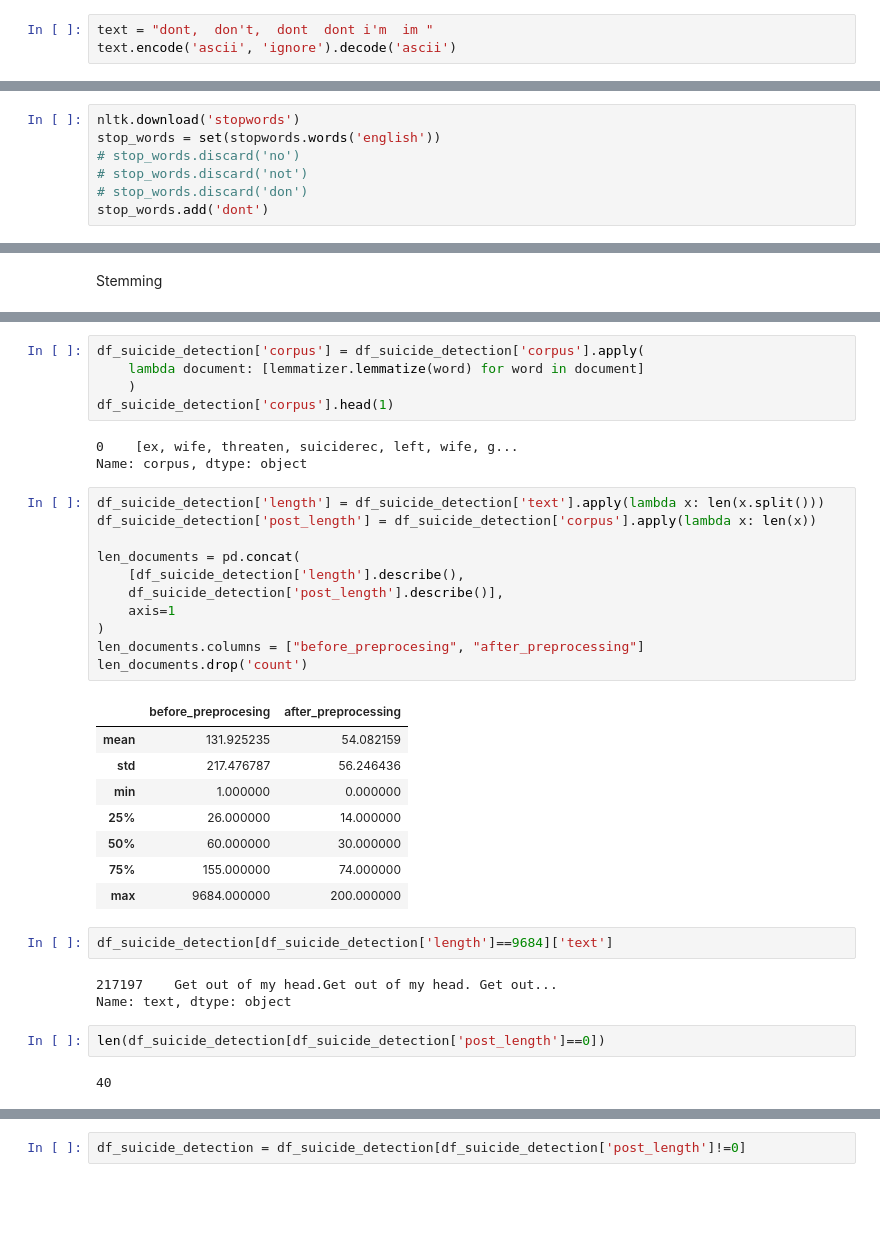
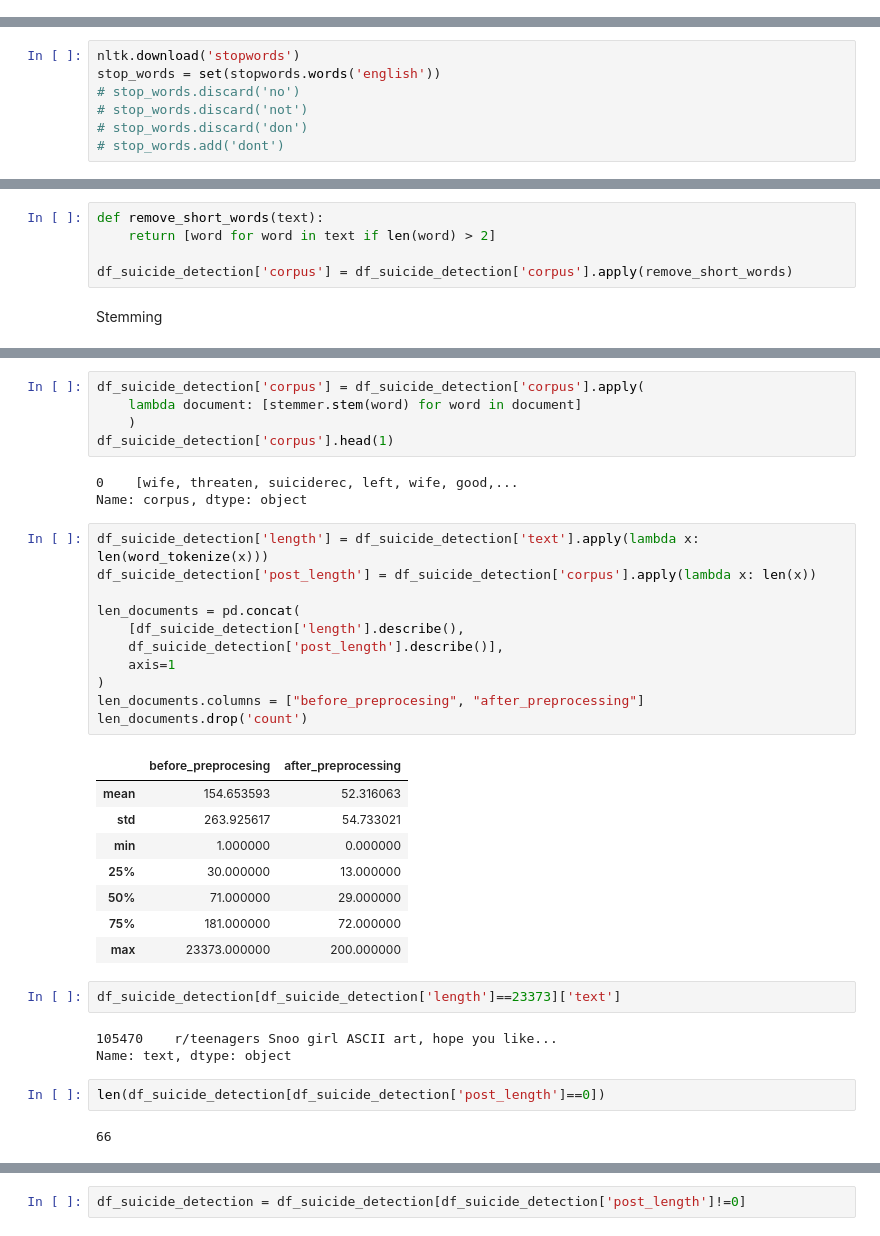
Before and after one commit to Passonei/NLP_Suicide_Detection, a Jupyter notebook: notebooks/analysis/analysis.ipynb, the cells around one changed output, grey strips where cells are left out. Cells and saved outputs as stored; diff of their text form; blank space fills up the shorter version.

```diff
--- a/notebooks/analysis/analysis.ipynb
+++ b/notebooks/analysis/analysis.ipynb
@@ -110,6 +110,3 @@ df_suicide_detection['corpus'] = df_suicide_detection['corpus'].apply(replace_em
 df_suicide_detection['corpus'].iloc[232071]
 # %% [output]
 'pee probably tastes like salty tea smirking_face  sweat_droplets  double_exclamation_mark  can someone who drank pee before confirm this face_with_rolling_eyes  double_exclamation_mark '
-# %%
-text = "dont,  don't,  dont  dont i'm  im "
-text.encode('ascii', 'ignore').decode('ascii')
@@ -139,7 +129,7 @@ stop_words = set(stopwords.words('english'))
 # stop_words.discard('no')
 # stop_words.discard('not')
 # stop_words.discard('don')
-stop_words.add('dont')
+# stop_words.add('dont')
 # %% [output]
 [nltk_data] Downloading package stopwords to
 [nltk_data]     C:\Users\user\AppData\Roaming\nltk_data...
@@ -160,6 +150,11 @@ def shorten_text(text):
     return shortened_text
 
 df_suicide_detection['corpus'] = df_suicide_detection['corpus'].apply(shorten_text)
+# %%
+def remove_short_words(text):
+    return [word for word in text if len(word) > 2]
+
+df_suicide_detection['corpus'] = df_suicide_detection['corpus'].apply(remove_short_words)
 # %% [markdown]
 Stemming
 # %%
@@ -170,40 +163,40 @@ NameError: name 'WordNetLemmatizer' is not defined
 # %%
 df_suicide_detection['corpus'] = df_suicide_detection['corpus'].apply(
-    lambda document: [lemmatizer.lemmatize(word) for word in document]
+    lambda document: [stemmer.stem(word) for word in document]
     )
 df_suicide_detection['corpus'].head(1)
 # %% [output]
-0    [ex, wife, threaten, suiciderec, left, wife, g...
+0    [wife, threaten, suiciderec, left, wife, good,...
 Name: corpus, dtype: object
 # %%
-df_suicide_detection['length'] = df_suicide_detection['text'].apply(lambda x: len(x.split()))
+df_suicide_detection['length'] = df_suicide_detection['text'].apply(lambda x: len(word_tokenize(x)))
 df_suicide_detection['post_length'] = df_suicide_detection['corpus'].apply(lambda x: len(x))
 
 len_documents = pd.concat(
     [df_suicide_detection['length'].describe(),
     df_suicide_detection['post_length'].describe()],
     axis=1
 )
 len_documents.columns = ["before_preprocesing", "after_preprocessing"]
 len_documents.drop('count')
 # %% [output]
 |  | before_preprocesing | after_preprocessing |
-| mean | 131.925235 | 54.082159 |
-| std | 217.476787 | 56.246436 |
+| mean | 154.653593 | 52.316063 |
+| std | 263.925617 | 54.733021 |
 | min | 1.000000 | 0.000000 |
-| 25% | 26.000000 | 14.000000 |
-| 50% | 60.000000 | 30.000000 |
-| 75% | 155.000000 | 74.000000 |
-| max | 9684.000000 | 200.000000 |
+| 25% | 30.000000 | 13.000000 |
+| 50% | 71.000000 | 29.000000 |
+| 75% | 181.000000 | 72.000000 |
+| max | 23373.000000 | 200.000000 |
 # %%
-df_suicide_detection[df_suicide_detection['length']==9684]['text']
+df_suicide_detection[df_suicide_detection['length']==23373]['text']
 # %% [output]
-217197    Get out of my head.Get out of my head. Get out...
+105470    r/teenagers Snoo girl ASCII art, hope you like...
 Name: text, dtype: object
 # %%
 len(df_suicide_detection[df_suicide_detection['post_length']==0])
 # %% [output]
-40
+66
 # %%
 df_suicide_detection[df_suicide_detection['post_length']==0]
 # %% [output]
```
Also changed, not shown: parts of 26 cells of this notebook, 15 other files.
